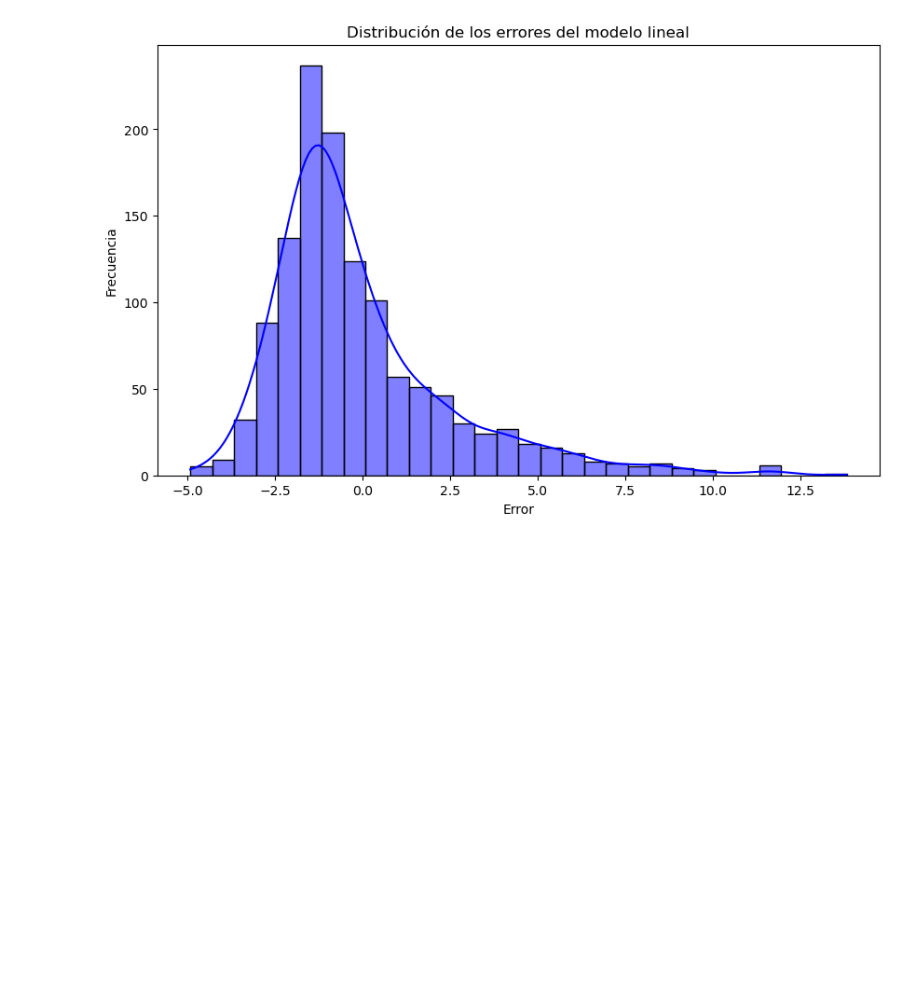
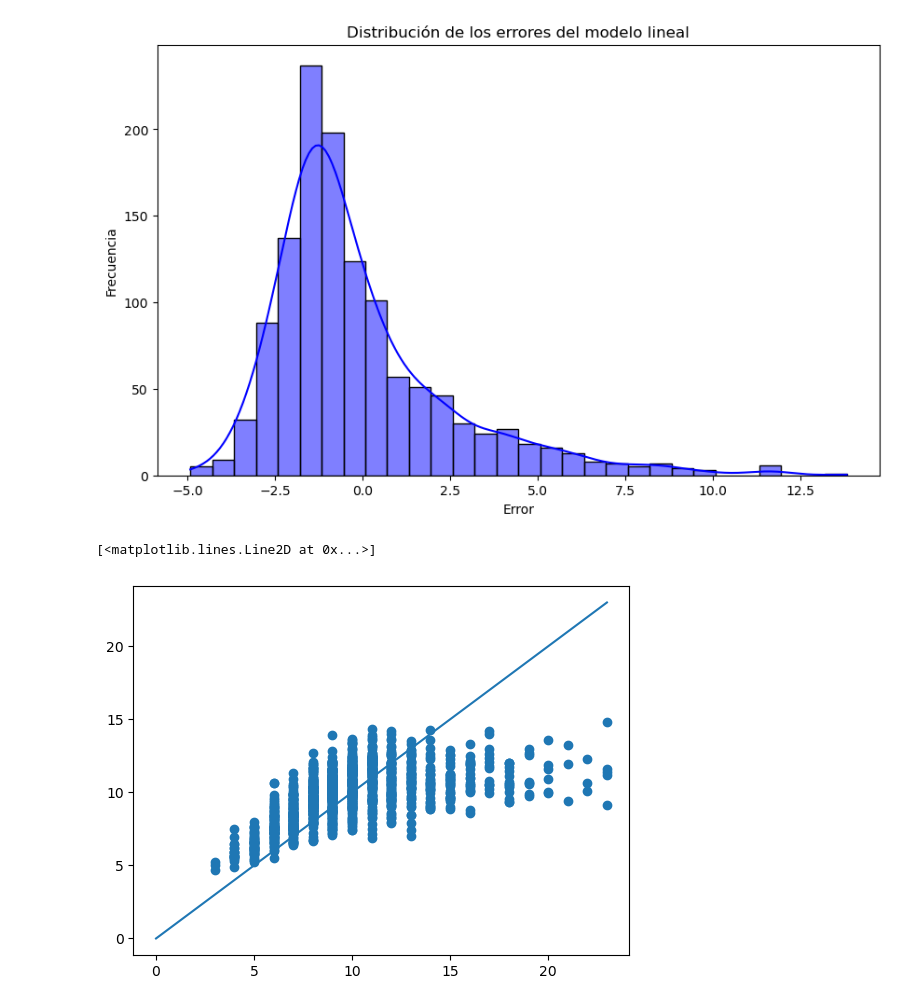
Before and after one commit to bautistaturri/EntregaIAA, a Jupyter notebook: Abulones.ipynb, the cells around one changed output. Cells and saved outputs as stored; diff of their text form; code cells hidden in the pictures; blank space fills up the shorter version.

```diff
--- a/Abulones.ipynb
+++ b/Abulones.ipynb
@@ -233,3 +233,9 @@ plt.ylabel('Frecuencia')
 plt.show()
 # %% [output]
 [figure]
+# %%
+plt.scatter(y_test,y_pred)
+plt.plot([0,23],[0,23])
+# %% [output]
+[<matplotlib.lines.Line2D at 0x...>]
+[figure, added]
```
Also changed, not shown: 1 other file.
